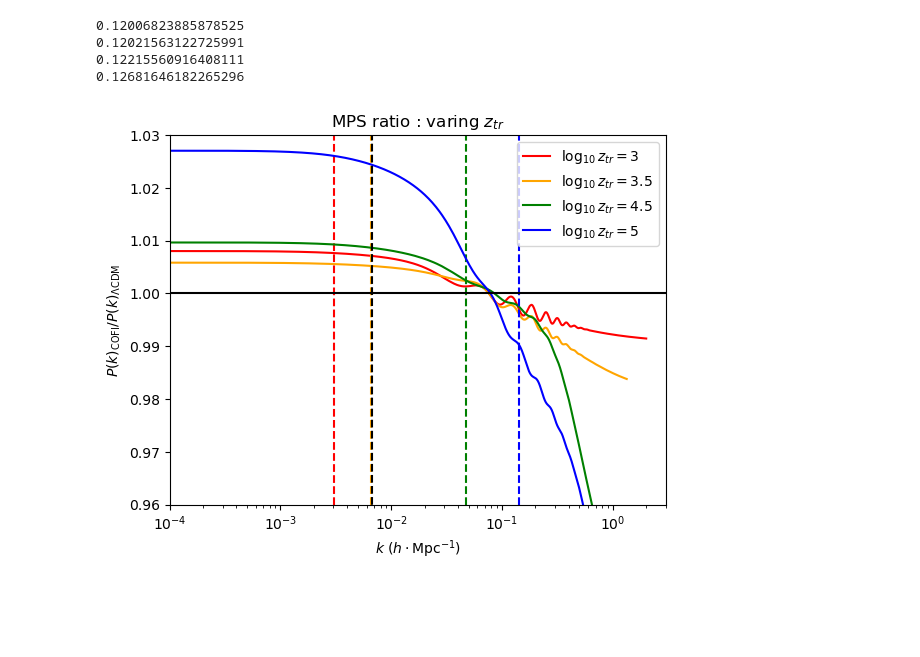
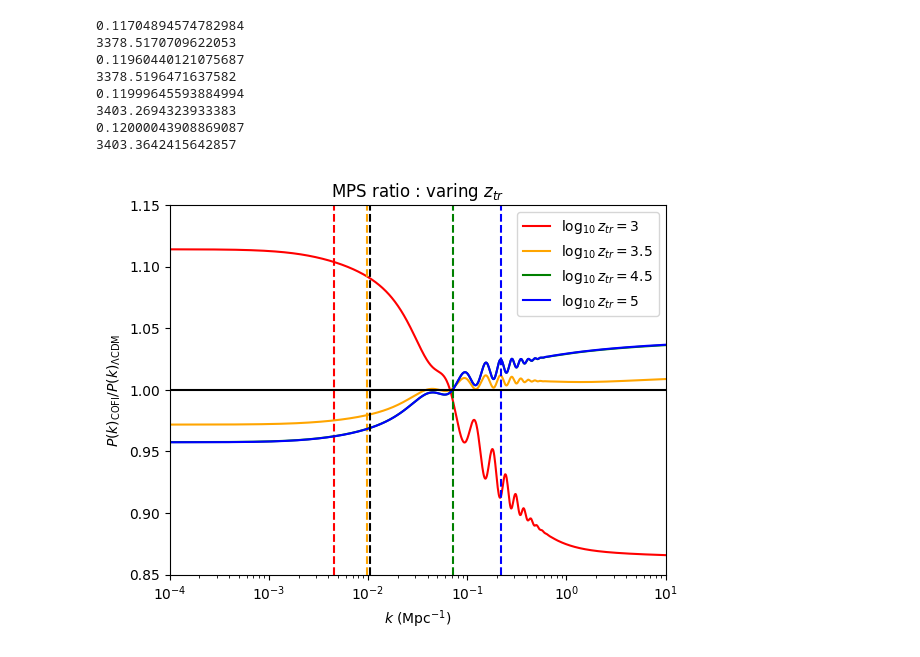
Before and after one commit to KoniOKoni/COFI, a Jupyter notebook: classexample/MPS.ipynb, the cells around one changed output. Saved outputs shown, nothing was run; the diff lists cells and outputs as text; code cells hidden in the pictures; blank space fills up the shorter version.

```diff
--- a/classexample/MPS.ipynb
+++ b/classexample/MPS.ipynb
@@ -15,15 +14,15 @@ omega_dm_best = 0.12
 common_settings_DCDM = {'omega_b':0.0223828,'100*theta_s':1.0399625783900215,
                    'A_s':2.100549e-09,'n_s':0.9660499,'tau_reio':0.05430842,
                    'N_ur':2.046,'N_ncdm':1,'m_ncdm':0.06,'T_ncdm':0.7137658555036082,'YHe':'BBN',
-                   'output':'tCl,pCl,lCl,mPk','lensing':'yes','P_k_max_1/Mpc':3.0,'non linear':'halofit', 'ignore CDR at BBN': 'yes'}
+                   'output':'tCl,pCl,lCl,mPk','lensing':'yes','P_k_max_1/Mpc':10.0,'non linear':'halofit', 'ignore CDR at BBN': 'yes','omega_ini_dr':0, 'omega_cdm': 0}
 
 common_settings_LCDM = {'omega_b':0.0223828, '100*theta_s':1.0399625783900215,
                    'A_s':2.100549e-09,'n_s':0.9660499,'tau_reio':0.05430842,
                    'N_ur':2.046,'N_ncdm':1,'m_ncdm':0.06,'T_ncdm':0.7137658555036082,'YHe':'BBN',
-                   'output':'tCl,pCl,lCl,mPk','lensing':'yes','P_k_max_1/Mpc':3.0,'non linear':'halofit'}
+                   'output':'tCl,pCl,lCl,mPk','lensing':'yes','P_k_max_1/Mpc':10.0,'non linear':'halofit'}
 # %%
 fig, ax = plt.subplots()
-kk = np.logspace(-4, np.log10(3), 1000)
+kk = np.logspace(-4, np.log10(10), 1000)
 log10dr_table = [6.5,6.9,7.3 ,7.5]
 
 for i in range(4):
@@ -33,12 +32,11 @@ for i in range(4):
 
     COFI = Class()
     COFI.set(common_settings_DCDM)
-    COFI.set({'omega_ini_dr': 10**f,'omega_ini_dcdm': 0.12 ,'Gamma_dcdm': 1e-1, 'a_tr':1/(1+1e4), 'omega_cdm': 0})
+    COFI.set({'omega_ini_dr': 10**f,'omega_ini_dcdm': 0.12 ,'Gamma_dcdm': 1e5, 'a_tr':1/(1+1e4), 'omega_cdm': 0})
     COFI.compute()
 
     LCDM = Class()
     LCDM.set(common_settings_LCDM)
-    LCDM.set({'omega_cdm' : COFI.omega_dcdm() + COFI.omega_dr()})
     LCDM.compute()
 
     h_COFI = COFI.h()
@@ -47,7 +45,6 @@ for i in range(4):
     MPS_COFI = np.array([COFI.pk_lin(k*h_COFI, 0)*h_COFI**3 for k in kk])
     MPS_LCDM = np.array([LCDM.pk_lin(k*h_LCDM, 0)*h_LCDM**3 for k in kk])
     zeq = COFI.z_eq()
-    kk = kk*h_LCDM
 
     omegadr = COFI.omega_dr()
     omegadcdm = COFI.omega_dcdm()
@@ -57,15 +54,13 @@ for i in range(4):
     print("k = {}".format(a_tr*COFI.Hubble(1e4)))
     print(zeq)
 
-ax.set_xlim(1e-4, 3*h_LCDM)
-ax.set_ylim(0.6, 1.2)
+ax.set_xlim(1e-4, 10)
+ax.set_ylim(0, 1.3)
 ax.set_xscale('log')
 ax.legend(loc = 0)
-ax.hlines(1, 1e-4, 3, color = 'k')
-ax.vlines(0.025*h_LCDM, 0.6, 1.2, color = 'k', linestyles='dashed')
-ax.vlines(a_tr*COFI.Hubble(1e4)*h_LCDM, 0.6, 1.2, color = 'purple', linestyles='dashed')
+ax.hlines(1, 1e-4, 10, color = 'k')
 ax.set_title(r'MPS ratio : varing $f_{\mathrm{SIDM}}$')
-ax.set_xlabel(r'$k$ ($h\cdot$Mpc$^{-1}$)')
+ax.set_xlabel(r'$k$ (Mpc$^{-1}$)')
 ax.set_ylabel(r'$P(k)_{\mathrm{COFI}}/P(k)_{\Lambda\mathrm{CDM}}$')
 
 fig.savefig("MPS_f.pdf")
@@ -86,48 +81,52 @@ k = 0.02567541360154946
 # %%
 fig, ax = plt.subplots()
-kk = np.logspace(-4, np.log10(3), 1000)
+kk = np.logspace(-4, np.log10(10), 1000)
+log10ztr_table = [0,1,2,3,4]
 
-for i in range(4):
+for i in range(5):
     z = 10**log10ztr_table[i]
 
     COFI = Class()
     COFI.set(common_settings_DCDM)
-    COFI.set({'omega_cdm':0, 'omega_ini_dr': 1e7,'omega_ini_dcdm': 0.12 ,'Gamma_dcdm': 1e-1, 'a_tr':1/(1+z)})
+    COFI.set({'omega_cdm':0, 'omega_ini_dcdm': 0.12 ,'Gamma_dcdm': 1e5, 'a_tr':1/(1+z)})
     COFI.compute()
 
     LCDM = Class()
     LCDM.set(common_settings_LCDM)
-    LCDM.set({'omega_cdm' : COFI.omega_dcdm() + COFI.omega_dr()})
     LCDM.compute()
     omegadr = COFI.omega_dr()
     omegadcdm = COFI.omega_dcdm()
     h_COFI = COFI.h()
     h_LCDM = LCDM.h()
-    kk = kk*h_LCDM
     MPS_COFI = np.array([COFI.pk_lin(k*h_COFI, 0)*h_COFI**3 for k in kk])
     MPS_LCDM = np.array([LCDM.pk_lin(k*h_LCDM, 0)*h_LCDM**3 for k in kk])
 
     ax.plot(kk, MPS_COFI/MPS_LCDM, color = colors[i], label = r'$\log_{10}z_{tr}=$'+'{}'.format(log10ztr_table[i]))
-    ax.vlines(COFI.Hubble(z)/(1+z) * h_LCDM, 0.96, 1.03, color= colors[i], linestyles='dashed')
+    ax.vlines(COFI.Hubble(z)/(1+z), 0.85, 1.15, color= colors[i], linestyles='dashed')
     print(omegadr + omegadcdm)
+    print(COFI.z_eq())
 
-ax.set_xlim(1e-4, 3)
-ax.set_ylim(0.96, 1.03)
+ax.set_xlim(1e-4, 10)
+ax.set_ylim(0.85, 1.15)
 ax.set_xscale('log')
 ax.legend(loc = 0)
-ax.hlines(1, 1e-4, 3, color = 'k')
-ax.vlines(COFI.Hubble(3400)/(1+3400) * h_LCDM, 0.9, 1.1, color = 'k', linestyles='dashed')
+ax.hlines(1, 1e-4, 10, color = 'k')
+ax.vlines(COFI.Hubble(3400)/(1+3400), 0.85, 1.15, color = 'k', linestyles='dashed')
 ax.set_title(r'MPS ratio : varing $z_{tr}$')
-ax.set_xlabel(r'$k$ ($h\cdot$Mpc$^{-1}$)')
+ax.set_xlabel(r'$k$ (Mpc$^{-1}$)')
 ax.set_ylabel(r'$P(k)_{\mathrm{COFI}}/P(k)_{\Lambda\mathrm{CDM}}$')
 
 fig.savefig("MPS_ztr.pdf")
 # %% [output]
-0.12006823885878525
-0.12021563122725991
-0.12215560916408111
-0.12681646182265296
+0.11704894574782984
+3378.5170709622053
+0.11960440121075687
+3378.5196471637582
+0.11999645593884994
+3403.2694323933383
+0.12000043908869087
+3403.3642415642857
-[figure, old version]
+[figure, new version]
 # %%
 fig, ax = plt.subplots()
 kk = np.logspace(-4, np.log10(3), 1000)
```
Also changed, not shown: parts of 7 cells of this notebook, 24 other files.
